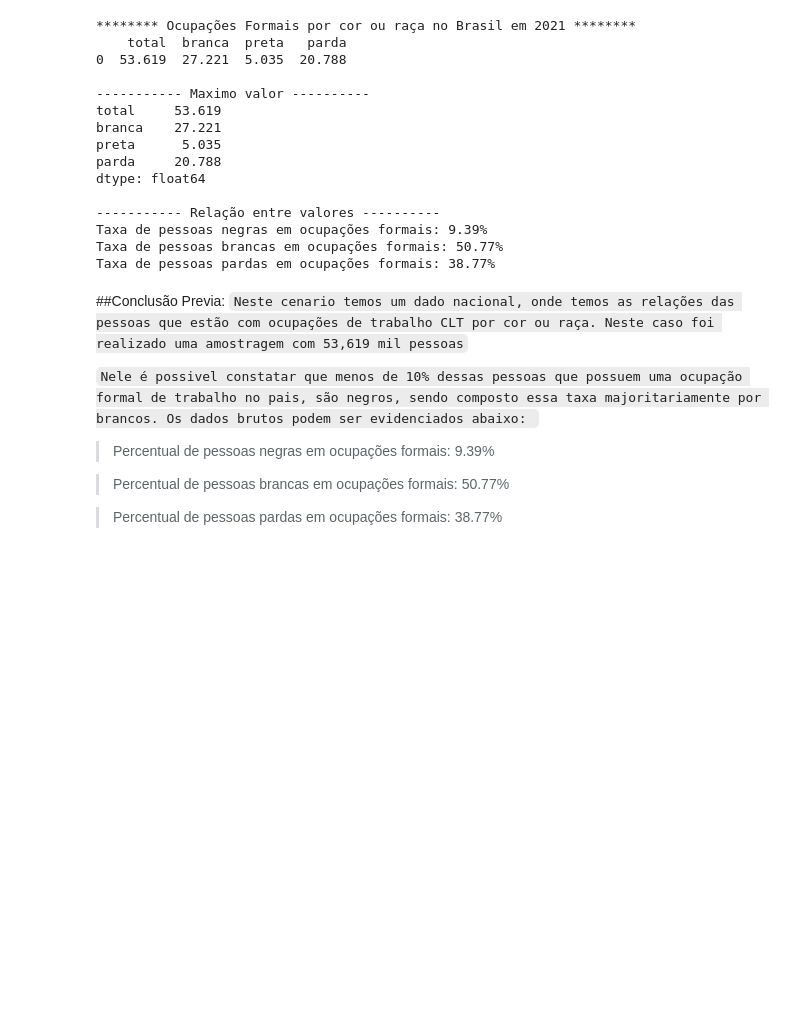
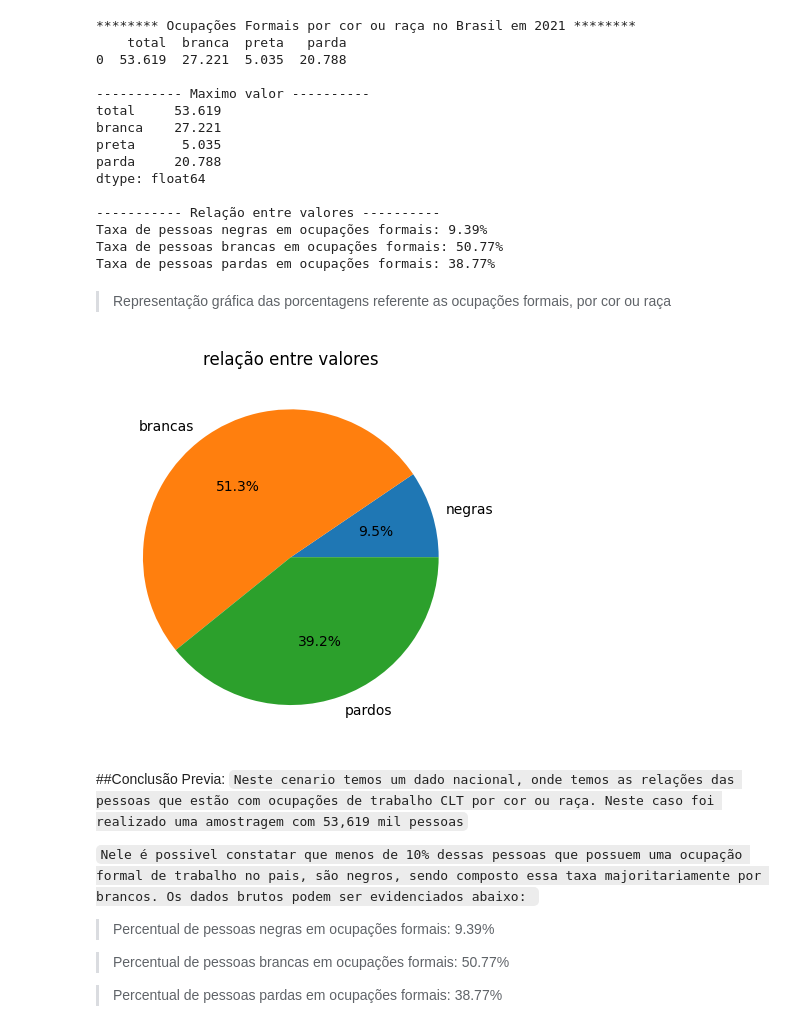
Before and after one commit to rootProject1/Main-Project, a Jupyter notebook: Dificuldade_de_acesso_a__educação_e_mercado_de_trabalho_pelos_negros_no_brasil_em_2021.ipynb, the cells around one changed output. Cells and saved outputs as stored; diff of their text form; code cells hidden in the pictures; blank space fills up the shorter version.

```diff
--- a/Dificuldade_de_acesso_a__educação_e_mercado_de_trabalho_pelos_negros_no_brasil_em_2021.ipynb
+++ b/Dificuldade_de_acesso_a__educação_e_mercado_de_trabalho_pelos_negros_no_brasil_em_2021.ipynb
@@ -228,6 +246,18 @@ dtype: float64
 Taxa de pessoas negras em ocupações formais: 9.39%
 Taxa de pessoas brancas em ocupações formais: 50.77%
 Taxa de pessoas pardas em ocupações formais: 38.77%
+# %% [markdown]
+> Representação gráfica das porcentagens referente as ocupações formais,
+por cor ou raça
+# %%
+r_ocup_formais = ["negras", "brancas", "pardos"]
+porcent = [9.39, 50.77, 38.77]
+
+plt.pie(porcent, labels=r_ocup_formais, autopct='%1.1f%%')
+plt.title('relação entre valores')
+plt.show()
+# %% [output]
+[figure, added]
 # %% [markdown]
 ##Conclusão Previa:
 `Neste cenario temos um dado nacional, onde temos as relações das pessoas que estão com ocupações de trabalho CLT por cor ou raça. Neste caso foi realizado uma amostragem com 53,619 mil pessoas`
```
Also changed, not shown: parts of 10 cells of this notebook, 1 other file.
